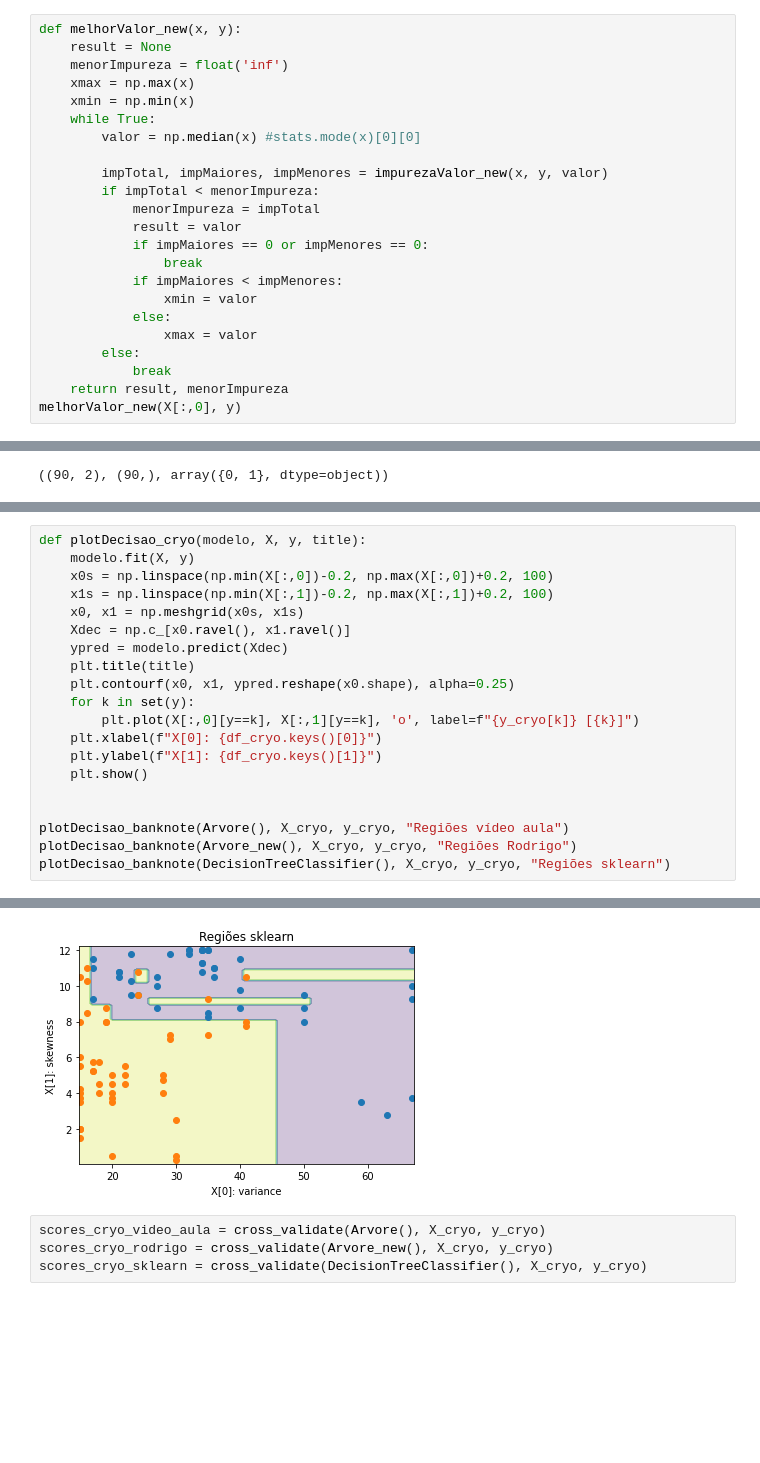
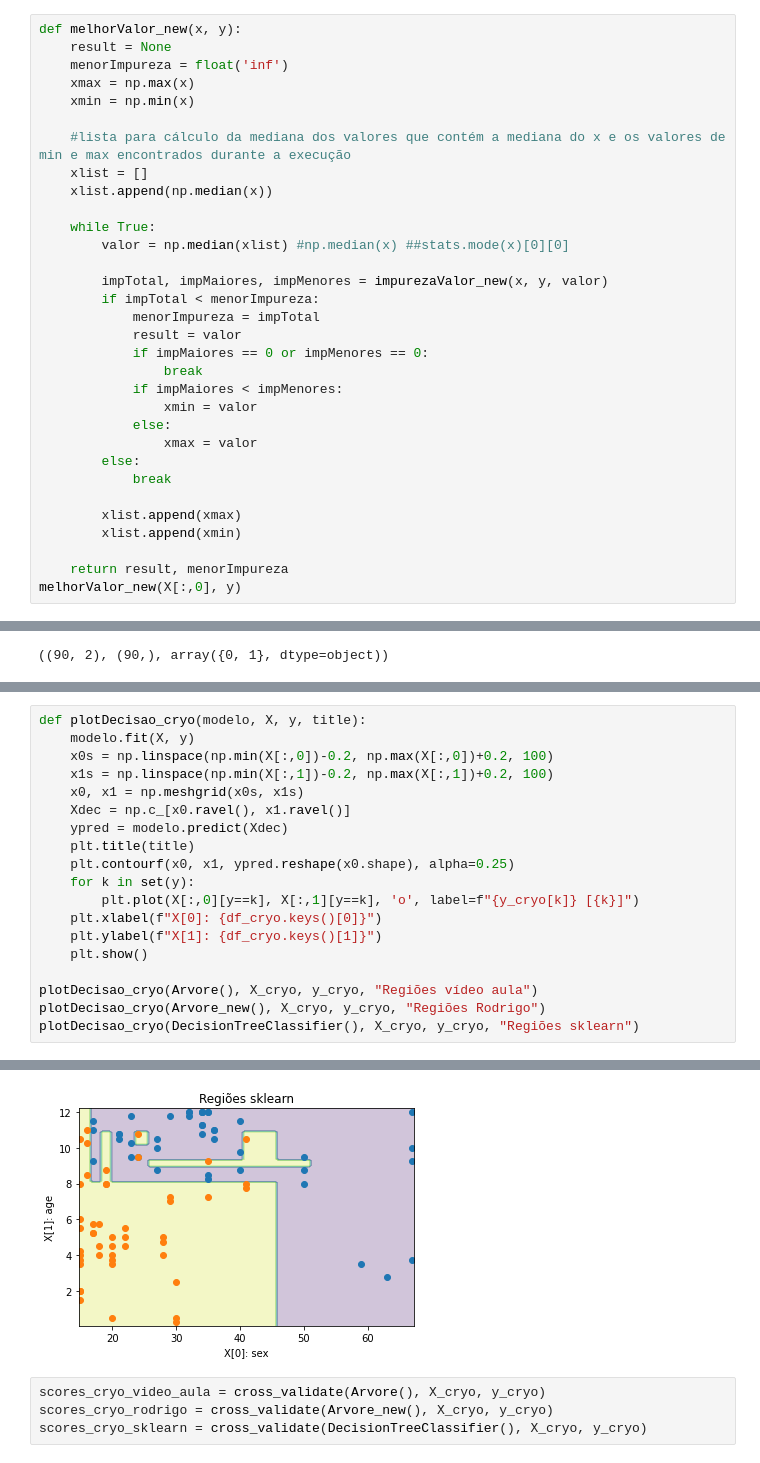
Before and after one commit to rodseidel/mpca, a Jupyter notebook: ReconhecimentoPadroes/REPA_w5_arvores_de_decisao.ipynb, the cells around one changed output, grey strips where cells are left out. Saved outputs shown, nothing was run; the diff lists cells and outputs as text; blank space fills up the shorter version.

```diff
--- a/ReconhecimentoPadroes/REPA_w5_arvores_de_decisao.ipynb
+++ b/ReconhecimentoPadroes/REPA_w5_arvores_de_decisao.ipynb
@@ -93,8 +93,13 @@ def melhorValor_new(x, y):
     menorImpureza = float('inf')
     xmax = np.max(x)
     xmin = np.min(x)
+
+    #lista para cálculo da mediana dos valores que contém a mediana do x e os valores de min e max encontrados durante a execução
+    xlist = []
+    xlist.append(np.median(x))
+
     while True:
-        valor = np.median(x) #stats.mode(x)[0][0]
+        valor = np.median(xlist) #np.median(x) ##stats.mode(x)[0][0]
 
         impTotal, impMaiores, impMenores = impurezaValor_new(x, y, valor)
         if impTotal < menorImpureza:
@@ -108,6 +113,10 @@ def melhorValor_new(x, y):
                 xmax = valor
         else:
             break
+
+        xlist.append(xmax)
+        xlist.append(xmin)
+
     return result, menorImpureza
 melhorValor_new(X[:,0], y)
 # %% [output]
@@ -542,8 +551,7 @@ def plotDecisao_cryo(modelo, X, y, title):
     plt.ylabel(f"X[1]: {df_cryo.keys()[1]}")
     plt.show()
 
-
-plotDecisao_banknote(Arvore(), X_cryo, y_cryo, "Regiões vídeo aula")
-plotDecisao_banknote(Arvore_new(), X_cryo, y_cryo, "Regiões Rodrigo")
-plotDecisao_banknote(DecisionTreeClassifier(), X_cryo, y_cryo, "Regiões sklearn")
+plotDecisao_cryo(Arvore(), X_cryo, y_cryo, "Regiões vídeo aula")
+plotDecisao_cryo(Arvore_new(), X_cryo, y_cryo, "Regiões Rodrigo")
+plotDecisao_cryo(DecisionTreeClassifier(), X_cryo, y_cryo, "Regiões sklearn")
 # %% [output]
@@ -552,4 +560,4 @@ plotDecisao_banknote(DecisionTreeClassifier(), X_cryo, y_cryo, "Regiões sklearn
-[figure, old version]
+[figure, new version]
 # %%
 scores_cryo_video_aula = cross_validate(Arvore(), X_cryo, y_cryo)
 scores_cryo_rodrigo = cross_validate(Arvore_new(), X_cryo, y_cryo)
```
Also changed, not shown: parts of 17 cells of this notebook.
